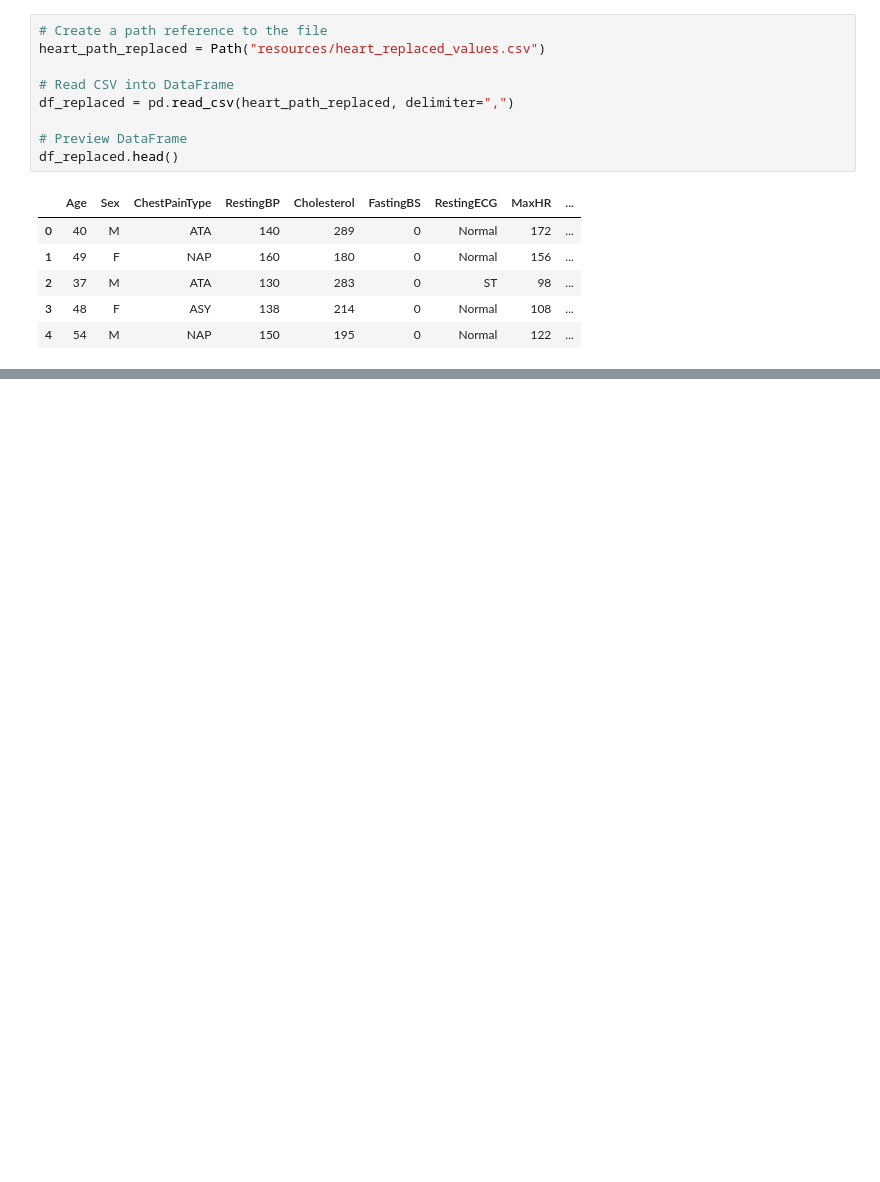
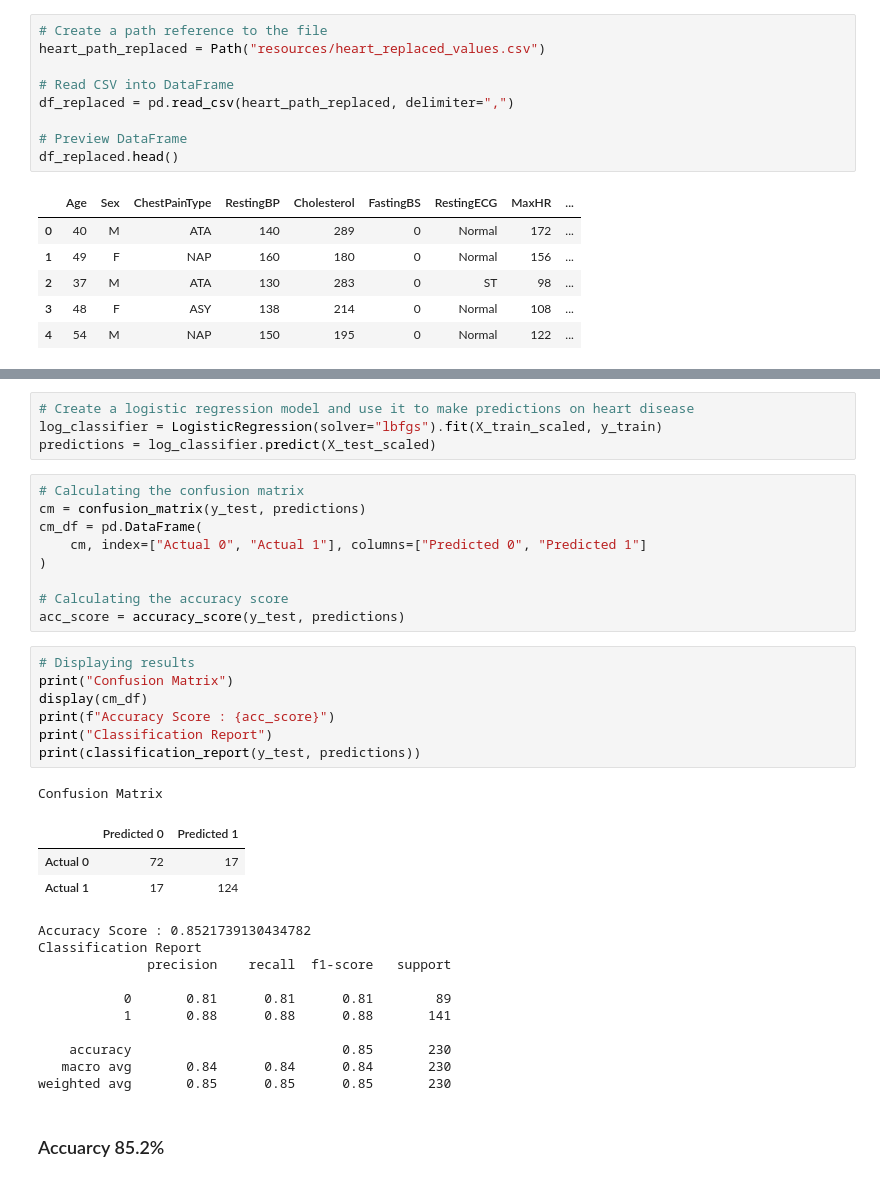
Before and after one commit to andrewjmack/coronary-disease-predictive-model, a Jupyter notebook: initial_EDA.ipynb, the cells around one changed output, grey strips where cells are left out. Cells and saved outputs as stored; diff of their text form; blank space fills up the shorter version.

```diff
--- a/initial_EDA.ipynb
+++ b/initial_EDA.ipynb
@@ -294,0 +353,37 @@ Name: HeartDisease, dtype: float64
+# %%
+# Create a logistic regression model and use it to make predictions on heart disease
+log_classifier = LogisticRegression(solver="lbfgs").fit(X_train_scaled, y_train)
+predictions = log_classifier.predict(X_test_scaled)
+# %%
+# Calculating the confusion matrix
+cm = confusion_matrix(y_test, predictions)
+cm_df = pd.DataFrame(
+    cm, index=["Actual 0", "Actual 1"], columns=["Predicted 0", "Predicted 1"]
+)
+
+# Calculating the accuracy score
+acc_score = accuracy_score(y_test, predictions)
+# %%
+# Displaying results
+print("Confusion Matrix")
+display(cm_df)
+print(f"Accuracy Score : {acc_score}")
+print("Classification Report")
+print(classification_report(y_test, predictions))
+# %% [output]
+Confusion Matrix
+|  | Predicted 0 | Predicted 1 |
+| Actual 0 | 72 | 17 |
+| Actual 1 | 17 | 124 |
+Accuracy Score : 0.8521739130434782
+Classification Report
+              precision    recall  f1-score   support
+
+           0       0.81      0.81      0.81        89
+           1       0.88      0.88      0.88       141
+
+    accuracy                           0.85       230
+   macro avg       0.84      0.84      0.84       230
+weighted avg       0.85      0.85      0.85       230
+# %% [markdown]
+### Accuarcy 85.2%
```
Also changed, not shown: parts of 23 cells of this notebook.
